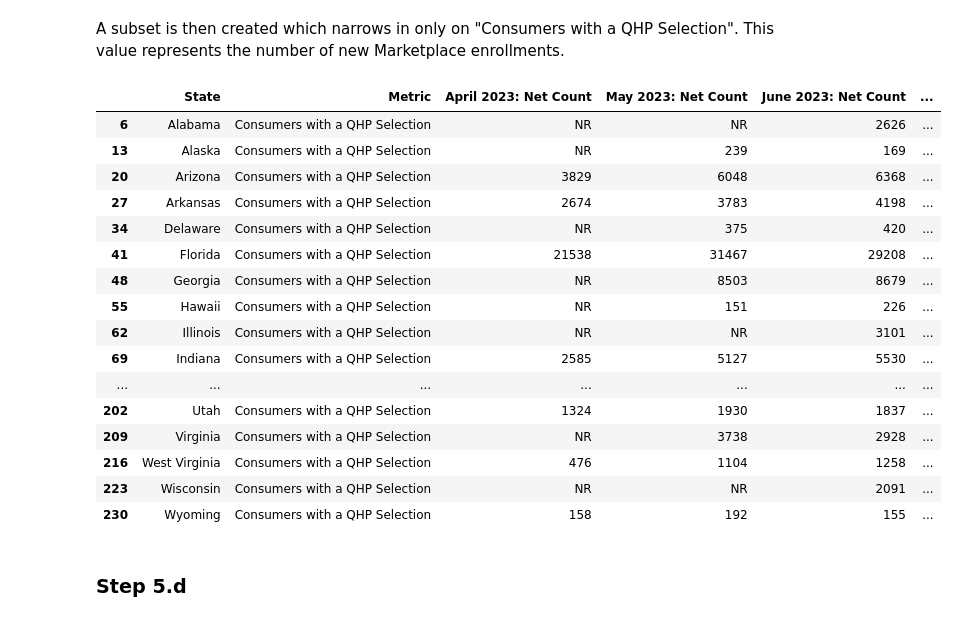
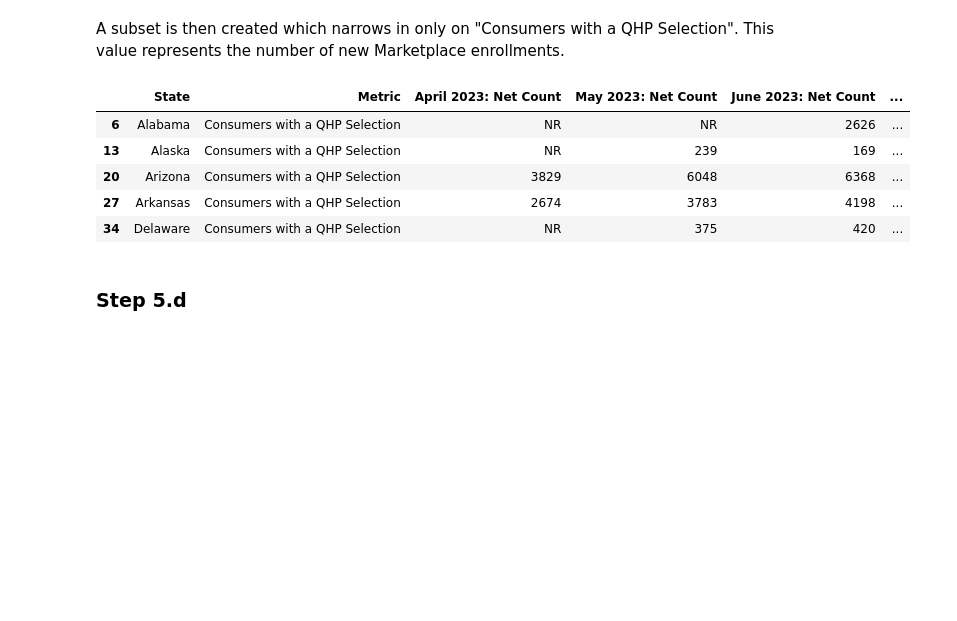
Before and after one commit to Zrrrpy/medicaid-unwinding, a Jupyter notebook: coverage_gap_analysis.ipynb, the cells around one changed output. Cells and saved outputs as stored; diff of their text form; code cells hidden in the pictures; blank space fills up the shorter version.

```diff
--- a/coverage_gap_analysis.ipynb
+++ b/coverage_gap_analysis.ipynb
@@ -413,25 +395,14 @@ marketplace.head()
 A subset is then created which narrows in only on "Consumers with a QHP Selection". This value represents the number of new Marketplace enrollments.
 # %%
 marketplace_enrollment = marketplace[(marketplace['Metric ']=='Consumers with a QHP Selection')]
-marketplace_enrollment
+marketplace_enrollment.head()
 # %% [output]
 |  | State | Metric | April 2023: Net Count | May 2023: Net Count | June 2023: Net Count | ... |
 | 6 | Alabama | Consumers with a QHP Selection | NR | NR | 2626 | ... |
 | 13 | Alaska | Consumers with a QHP Selection | NR | 239 | 169 | ... |
 | 20 | Arizona | Consumers with a QHP Selection | 3829 | 6048 | 6368 | ... |
 | 27 | Arkansas | Consumers with a QHP Selection | 2674 | 3783 | 4198 | ... |
 | 34 | Delaware | Consumers with a QHP Selection | NR | 375 | 420 | ... |
-| 41 | Florida | Consumers with a QHP Selection | 21538 | 31467 | 29208 | ... |
-| 48 | Georgia | Consumers with a QHP Selection | NR | 8503 | 8679 | ... |
-| 55 | Hawaii | Consumers with a QHP Selection | NR | 151 | 226 | ... |
-| 62 | Illinois | Consumers with a QHP Selection | NR | NR | 3101 | ... |
-| 69 | Indiana | Consumers with a QHP Selection | 2585 | 5127 | 5530 | ... |
-| ... | ... | ... | ... | ... | ... | ... |
-| 202 | Utah | Consumers with a QHP Selection | 1324 | 1930 | 1837 | ... |
-| 209 | Virginia | Consumers with a QHP Selection | NR | 3738 | 2928 | ... |
-| 216 | West Virginia | Consumers with a QHP Selection | 476 | 1104 | 1258 | ... |
-| 223 | Wisconsin | Consumers with a QHP Selection | NR | NR | 2091 | ... |
-| 230 | Wyoming | Consumers with a QHP Selection | 158 | 192 | 155 | ... |
 # %% [markdown]
 ### Step 5.d
 # %% [markdown]
```
Also changed, not shown: parts of 69 cells of this notebook.
